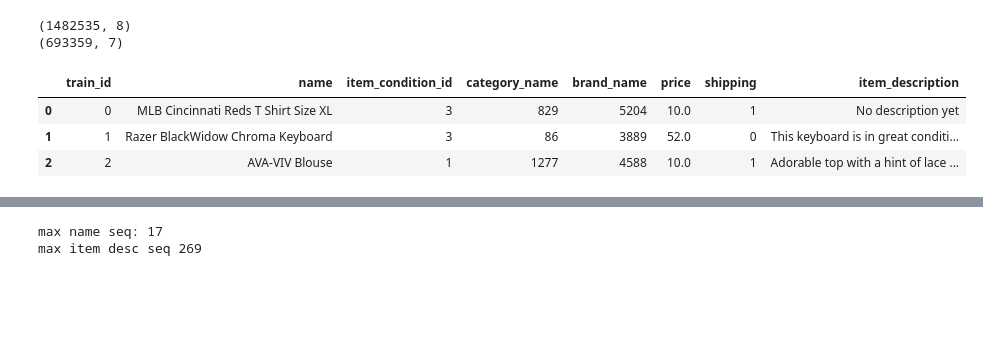
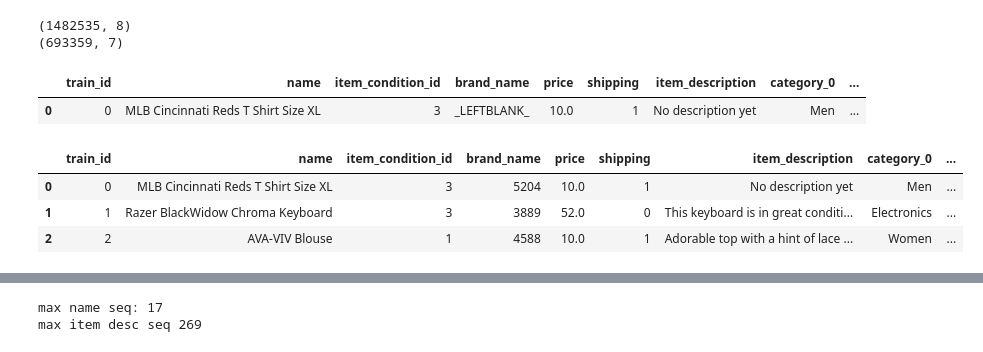
Before and after one commit to vincefav/NLP-Price-Prediction, a Jupyter notebook: Mercari Deep Learning in Keras.ipynb, the cells around one changed output, grey strips where cells are left out. Saved outputs shown, nothing was run; the diff lists cells and outputs as text; code cells hidden in the pictures; blank space fills up the shorter version.

```diff
--- a/Mercari Deep Learning in Keras.ipynb
+++ b/Mercari Deep Learning in Keras.ipynb
@@ -37,24 +37,49 @@ def handle_missing(dataset):
 
 train = handle_missing(train)
 test = handle_missing(test)
+# %%
+# Split (sub)categories into separate columns
+cats = train['category_name'].str.split('/', expand=True) #can also add n=3
+cats.columns = ['category_' + str(i) for i in cats.columns]
+del train['category_name']
+
+# Add to original dataframe
+train = pd.concat([train, cats], axis=1)
+
+## TEST DATA
+# Split (sub)categories into separate columns
+cats = test['category_name'].str.split('/', expand=True) #can also add n=3
+cats.columns = ['category_' + str(i) for i in cats.columns]
+del test['category_name']
+
+# Add to original dataframe
+test = pd.concat([test, cats], axis=1)
+
+
+train.head(1)
+# %% [output]
+|  | train_id | name | item_condition_id | brand_name | price | shipping | item_description | category_0 | ... |
+| 0 | 0 | MLB Cincinnati Reds T Shirt Size XL | 3 | _LEFTBLANK_ | 10.0 | 1 | No description yet | Men | ... |
+# %%
+#PROCESS CATEGORICAL DATA
+
+for i in ['category_0', 'category_1', 'category_2', 'category_3', 'category_4']:
+    train[i] = train[i].fillna('_NONE_')
+    test[i] = test[i].fillna('_NONE_')
+    labeler = LabelEncoder()
+    labeler.fit(np.hstack([train[i], test[i]]))
+
+    train['category_' + str(i[-1]) + '_name'] = labeler.transform(train[i])
+    test['category_' + str(i[-1]) + '_name'] = labeler.transform(test[i])
 # %%
-#PROCESS CATEGORICAL DATA
-labeler = LabelEncoder()
-
-# hstack is essentially appending the two datasets
-labeler.fit(np.hstack([train.category_name, test.category_name]))
-
-train.category_name = labeler.transform(train.category_name)
-test.category_name = labeler.transform(test.category_name)
-
 labeler.fit(np.hstack([train.brand_name, test.brand_name]))
 
 train.brand_name = labeler.transform(train.brand_name)
 test.brand_name = labeler.transform(test.brand_name)
 
 train.head(3)
 # %% [output]
-|  | train_id | name | item_condition_id | category_name | brand_name | price | shipping | item_description |
-| 0 | 0 | MLB Cincinnati Reds T Shirt Size XL | 3 | 829 | 5204 | 10.0 | 1 | No description yet |
-| 1 | 1 | Razer BlackWidow Chroma Keyboard | 3 | 86 | 3889 | 52.0 | 0 | This keyboard is in great conditi... |
-| 2 | 2 | AVA-VIV Blouse | 1 | 1277 | 4588 | 10.0 | 1 | Adorable top with a hint of lace ... |
+|  | train_id | name | item_condition_id | brand_name | price | shipping | item_description | category_0 | ... |
+| 0 | 0 | MLB Cincinnati Reds T Shirt Size XL | 3 | 5204 | 10.0 | 1 | No description yet | Men | ... |
+| 1 | 1 | Razer BlackWidow Chroma Keyboard | 3 | 3889 | 52.0 | 0 | This keyboard is in great conditi... | Electronics | ... |
+| 2 | 2 | AVA-VIV Blouse | 1 | 4588 | 10.0 | 1 | Adorable top with a hint of lace ... | Women | ... |
```
Also changed, not shown: parts of 17 cells of this notebook.
